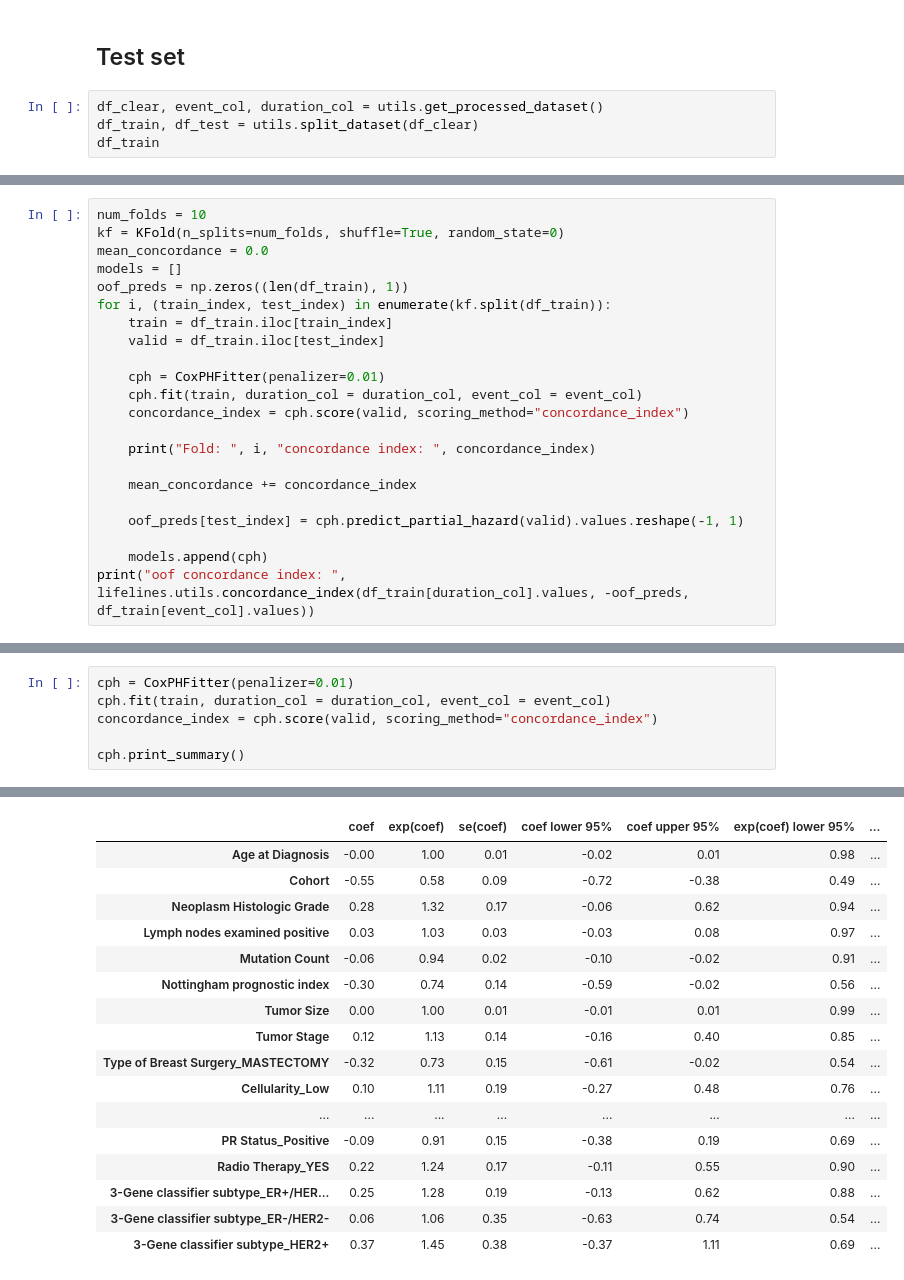
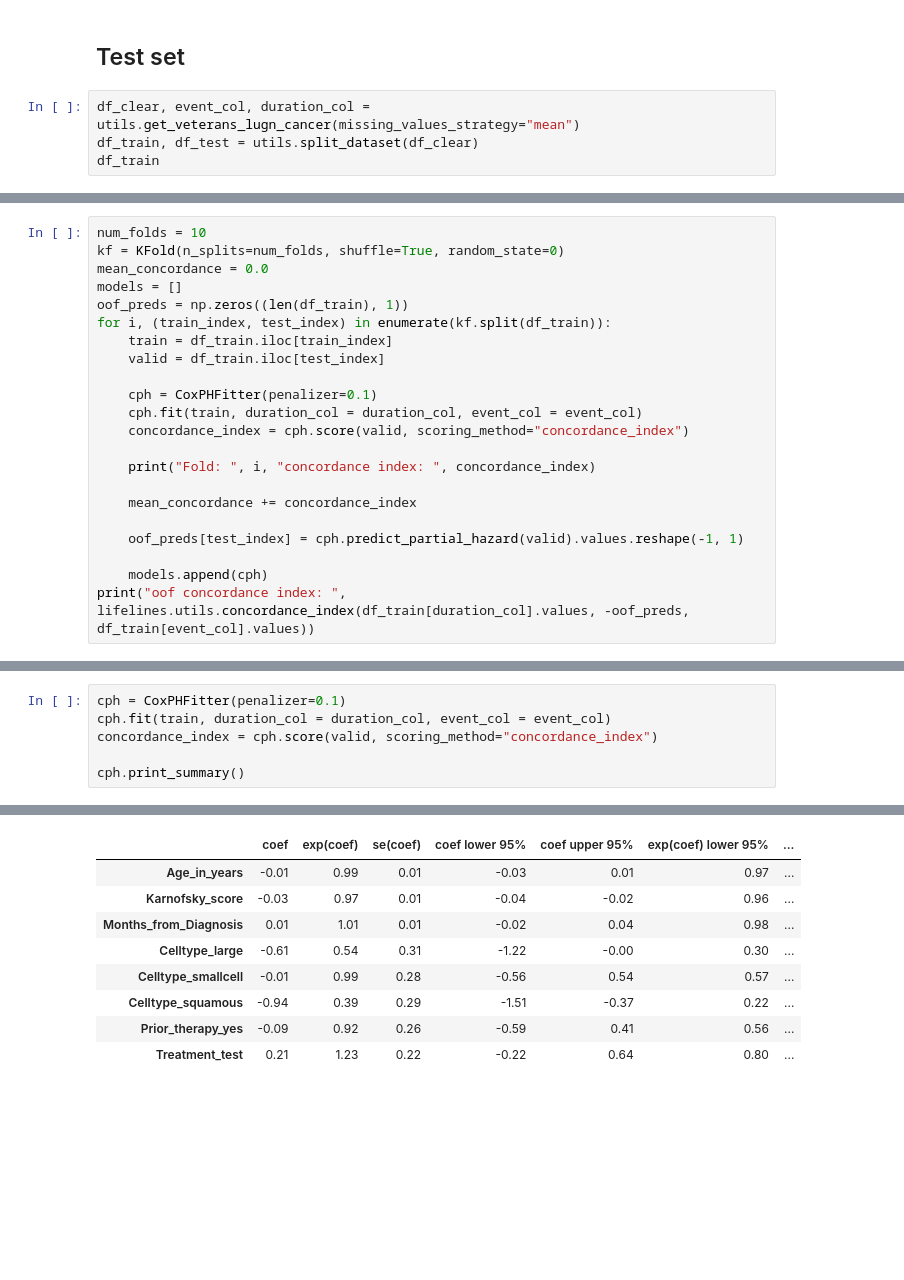
Before and after one commit to SzymonOzog/Deep-Learning-In-Survival-Analysis, a Jupyter notebook: ModelEvaluation.ipynb, the cells around one changed output, grey strips where cells are left out. Saved outputs shown, nothing was run; the diff lists cells and outputs as text; blank space fills up the shorter version.

```diff
--- a/ModelEvaluation.ipynb
+++ b/ModelEvaluation.ipynb
@@ -37,7 +72,7 @@ df.head()
 # %% [markdown]
 ## Test set
 # %%
-df_clear, event_col, duration_col = utils.get_processed_dataset()
+df_clear, event_col, duration_col = utils.get_veterans_lugn_cancer(missing_values_strategy="mean")
 df_train, df_test = utils.split_dataset(df_clear)
 df_train
 # %% [output]
@@ -98,7 +125,7 @@ for i, (train_index, test_index) in enumerate(kf.split(df_train)):
     train = df_train.iloc[train_index]
     valid = df_train.iloc[test_index]
 
-    cph = CoxPHFitter(penalizer=0.01)
+    cph = CoxPHFitter(penalizer=0.1)
     cph.fit(train, duration_col = duration_col, event_col = event_col)
     concordance_index = cph.score(valid, scoring_method="concordance_index")
 
@@ -125,5 +152,5 @@ oof concordance index:  0.7002116324892359
 # %%
-cph = CoxPHFitter(penalizer=0.01)
+cph = CoxPHFitter(penalizer=0.1)
 cph.fit(train, duration_col = duration_col, event_col = event_col)
 concordance_index = cph.score(valid, scoring_method="concordance_index")
 
@@ -142,17 +169,9 @@ cph.print_summary()
 |  | coef | exp(coef) | se(coef) | coef lower 95% | coef upper 95% | exp(coef) lower 95% | ... |
-| Age at Diagnosis | -0.00 | 1.00 | 0.01 | -0.02 | 0.01 | 0.98 | ... |
-| Cohort | -0.55 | 0.58 | 0.09 | -0.72 | -0.38 | 0.49 | ... |
-| Neoplasm Histologic Grade | 0.28 | 1.32 | 0.17 | -0.06 | 0.62 | 0.94 | ... |
-| Lymph nodes examined positive | 0.03 | 1.03 | 0.03 | -0.03 | 0.08 | 0.97 | ... |
-| Mutation Count | -0.06 | 0.94 | 0.02 | -0.10 | -0.02 | 0.91 | ... |
-| Nottingham prognostic index | -0.30 | 0.74 | 0.14 | -0.59 | -0.02 | 0.56 | ... |
-| Tumor Size | 0.00 | 1.00 | 0.01 | -0.01 | 0.01 | 0.99 | ... |
-| Tumor Stage | 0.12 | 1.13 | 0.14 | -0.16 | 0.40 | 0.85 | ... |
-| Type of Breast Surgery_MASTECTOMY | -0.32 | 0.73 | 0.15 | -0.61 | -0.02 | 0.54 | ... |
-| Cellularity_Low | 0.10 | 1.11 | 0.19 | -0.27 | 0.48 | 0.76 | ... |
-| ... | ... | ... | ... | ... | ... | ... | ... |
-| PR Status_Positive | -0.09 | 0.91 | 0.15 | -0.38 | 0.19 | 0.69 | ... |
-| Radio Therapy_YES | 0.22 | 1.24 | 0.17 | -0.11 | 0.55 | 0.90 | ... |
-| 3-Gene classifier subtype_ER+/HER... | 0.25 | 1.28 | 0.19 | -0.13 | 0.62 | 0.88 | ... |
-| 3-Gene classifier subtype_ER-/HER2- | 0.06 | 1.06 | 0.35 | -0.63 | 0.74 | 0.54 | ... |
-| 3-Gene classifier subtype_HER2+ | 0.37 | 1.45 | 0.38 | -0.37 | 1.11 | 0.69 | ... |
+| Age_in_years | -0.01 | 0.99 | 0.01 | -0.03 | 0.01 | 0.97 | ... |
+| Karnofsky_score | -0.03 | 0.97 | 0.01 | -0.04 | -0.02 | 0.96 | ... |
+| Months_from_Diagnosis | 0.01 | 1.01 | 0.01 | -0.02 | 0.04 | 0.98 | ... |
+| Celltype_large | -0.61 | 0.54 | 0.31 | -1.22 | -0.00 | 0.30 | ... |
+| Celltype_smallcell | -0.01 | 0.99 | 0.28 | -0.56 | 0.54 | 0.57 | ... |
+| Celltype_squamous | -0.94 | 0.39 | 0.29 | -1.51 | -0.37 | 0.22 | ... |
+| Prior_therapy_yes | -0.09 | 0.92 | 0.26 | -0.59 | 0.41 | 0.56 | ... |
+| Treatment_test | 0.21 | 1.23 | 0.22 | -0.22 | 0.64 | 0.80 | ... |
```
Also changed, not shown: parts of 16 cells of this notebook.
